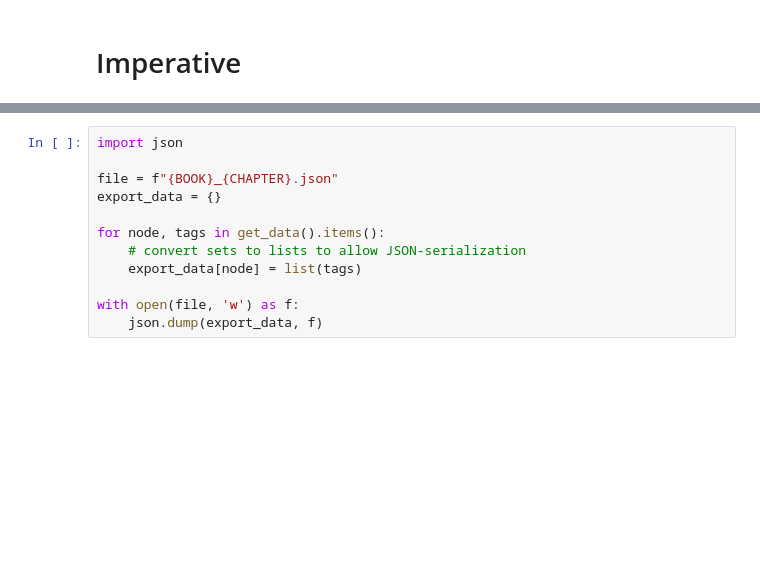
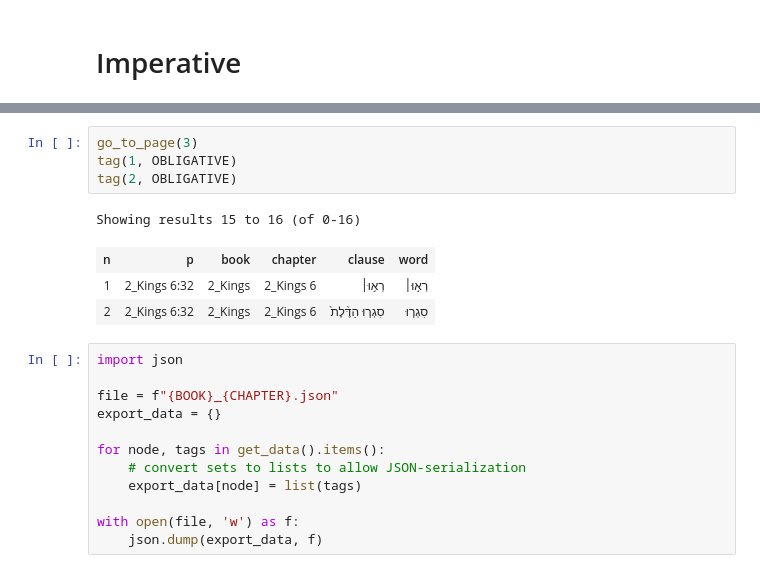
Before and after one commit to dtrlanz/bhsa-kings, a Jupyter notebook: 2-06 yiqtol ipv.ipynb, the cells around one changed output, grey strips where cells are left out. Drawn from its saved outputs; the diff is of its cells as text; blank space fills up the shorter version.

```diff
--- a/2-06 yiqtol ipv.ipynb
+++ b/2-06 yiqtol ipv.ipynb
@@ -232,3 +267,12 @@ Showing results 0 to 4 (of 0-16)
+# %%
+go_to_page(3)
+tag(1, OBLIGATIVE)
+tag(2, OBLIGATIVE)
+# %% [output]
+Showing results 15 to 16 (of 0-16)
+| n | p | book | chapter | clause | word |
+| 1 | 2_Kings 6:32 | 2_Kings | 2_Kings 6 | רְא֣וּ׀ | רְא֣וּ׀ |
+| 2 | 2_Kings 6:32 | 2_Kings | 2_Kings 6 | סִגְר֤וּ הַדֶּ֨לֶת֙ | סִגְר֤וּ |
 # %%
 import json
 
```
Also changed, not shown: parts of 5 cells of this notebook, 7 other files.
